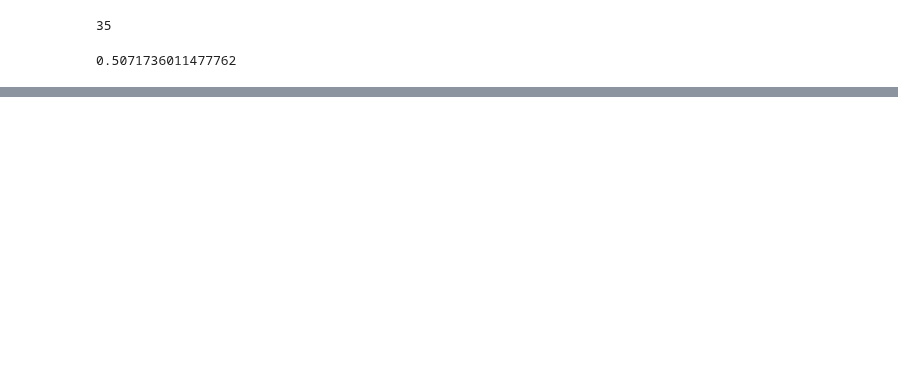
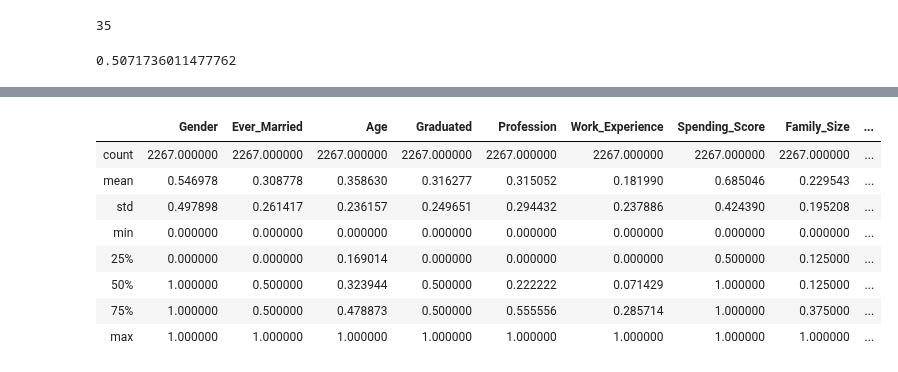
Before and after one commit to 9ooDa/3002_project, a Jupyter notebook: knn.ipynb, the cells around one changed output, grey strips where cells are left out. Drawn from its saved outputs; the diff is of its cells as text; code cells hidden in the pictures; blank space fills up the shorter version.

```diff
--- a/knn.ipynb
+++ b/knn.ipynb
@@ -121,0 +150,17 @@ print(knn.score(test_X.values, test_Y.values))
+# %%
+for i in test.columns:
+    try:
+        test[i] = min_max_normalize(test[i])
+    except KeyError:
+        var = 0
+test.describe()
+# %% [output]
+|  | Gender | Ever_Married | Age | Graduated | Profession | Work_Experience | Spending_Score | Family_Size | ... |
+| count | 2267.000000 | 2267.000000 | 2267.000000 | 2267.000000 | 2267.000000 | 2267.000000 | 2267.000000 | 2267.000000 | ... |
+| mean | 0.546978 | 0.308778 | 0.358630 | 0.316277 | 0.315052 | 0.181990 | 0.685046 | 0.229543 | ... |
+| std | 0.497898 | 0.261417 | 0.236157 | 0.249651 | 0.294432 | 0.237886 | 0.424390 | 0.195208 | ... |
+| min | 0.000000 | 0.000000 | 0.000000 | 0.000000 | 0.000000 | 0.000000 | 0.000000 | 0.000000 | ... |
+| 25% | 0.000000 | 0.000000 | 0.169014 | 0.000000 | 0.000000 | 0.000000 | 0.500000 | 0.125000 | ... |
+| 50% | 1.000000 | 0.500000 | 0.323944 | 0.500000 | 0.222222 | 0.071429 | 1.000000 | 0.125000 | ... |
+| 75% | 1.000000 | 0.500000 | 0.478873 | 0.500000 | 0.555556 | 0.285714 | 1.000000 | 0.375000 | ... |
+| max | 1.000000 | 1.000000 | 1.000000 | 1.000000 | 1.000000 | 1.000000 | 1.000000 | 1.000000 | ... |
```
Also changed, not shown: parts of 9 cells of this notebook.
